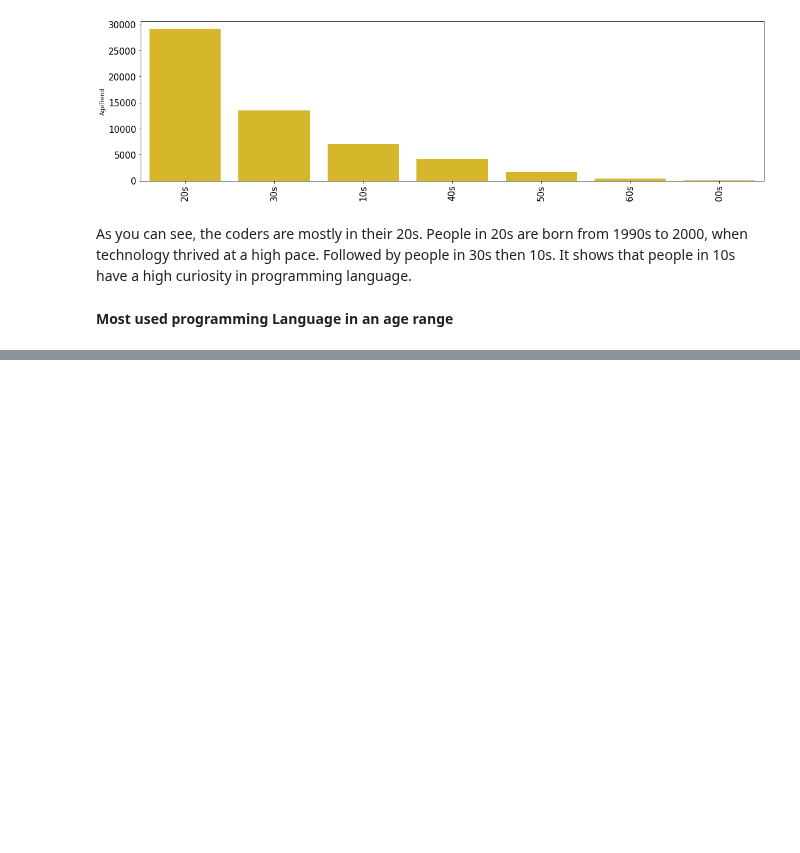
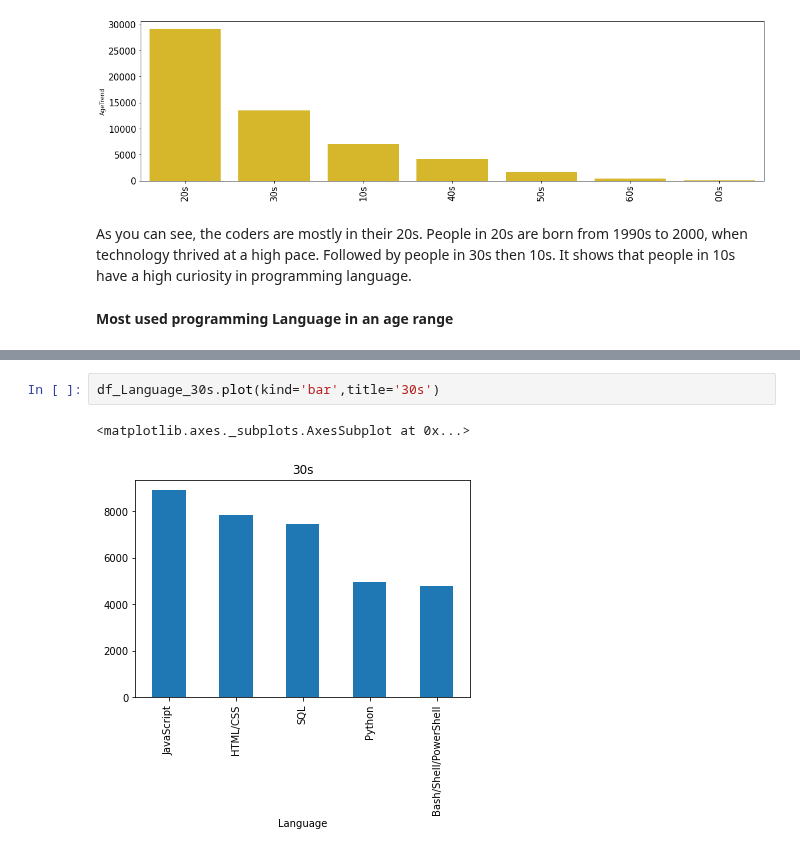
Before and after one commit to yessymarie/dsblogpost, a Jupyter notebook: main.ipynb, the cells around one changed output, grey strips where cells are left out. Cells and saved outputs as stored; diff of their text form; blank space fills up the shorter version.

```diff
--- a/main.ipynb
+++ b/main.ipynb
@@ -122,0 +152,5 @@ As you can see, the coders are mostly in their 20s. People in 20s are born from
+# %%
+df_Language_30s.plot(kind='bar',title='30s')
+# %% [output]
+<matplotlib.axes._subplots.AxesSubplot at 0x...>
+[figure, added]
```
Also changed, not shown: parts of 14 cells of this notebook.
